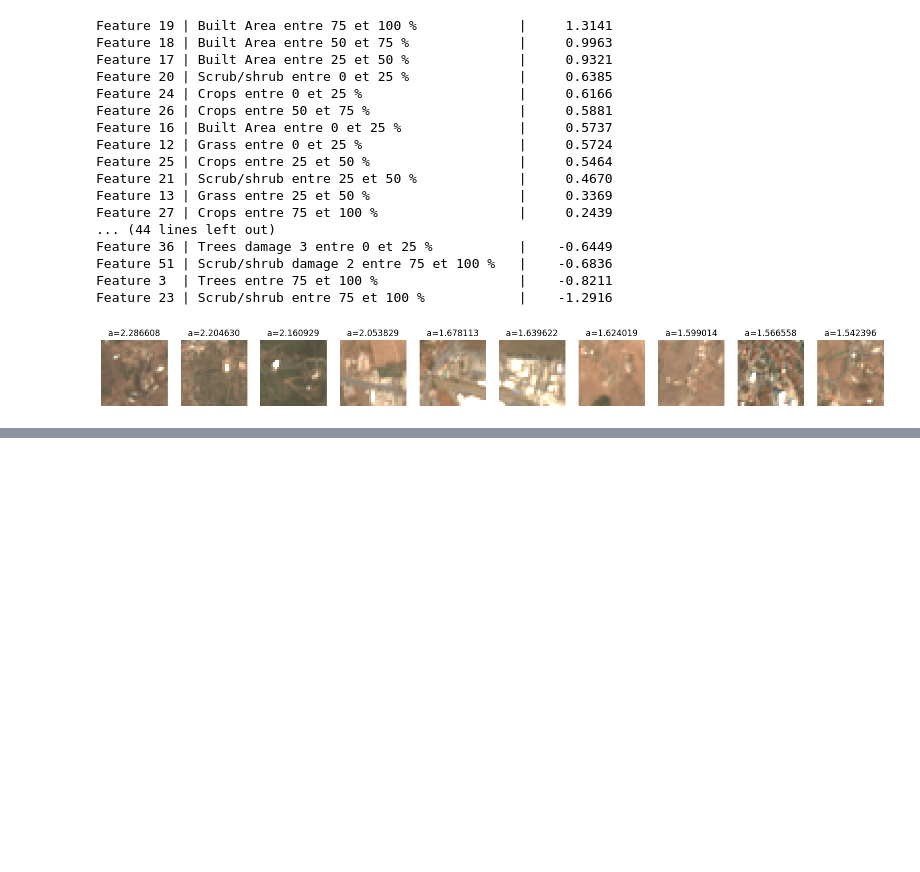
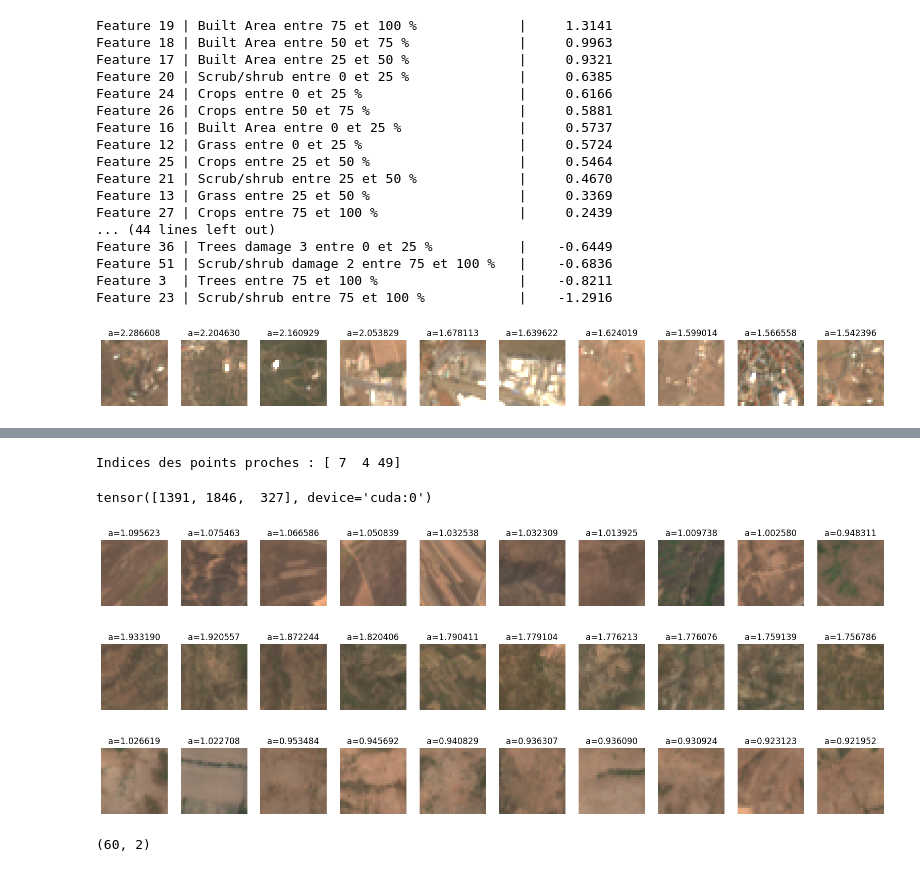
Before and after one commit to Carlosss543/stage_incendies, a Jupyter notebook: interprétabilité/interpretability.ipynb, the cells around one changed output, grey strips where cells are left out. Saved outputs shown, nothing was run; the diff lists cells and outputs as text; code cells hidden in the pictures; blank space fills up the shorter version.

```diff
--- a/interprétabilité/interpretability.ipynb
+++ b/interprétabilité/interpretability.ipynb
@@ -438,0 +513,24 @@ Feature 23 | Scrub/shrub entre 75 et 100 %            |    -1.2916
+# %%
+# calculer distances à tous les points projetés
+distances = np.linalg.norm(X_2d - point, axis=1)
+
+# nombre de voisins à récupérer
+k = 3
+
+# récupérer les indices des k vecteurs les plus proches
+indices_proches = np.argsort(distances)[:k]
+
+print("Indices des points proches :", indices_proches)
+# %% [output]
+Indices des points proches : [ 7  4 49]
+# %%
+print(indices[indices_proches])   # pour obtenir les indices correspondant dans la matrice de points initiale (avant d'enlever les neurones peu actifs)
+# %% [output]
+tensor([1391, 1846,  327], device='cuda:0')
+# %%
+for e in indices[indices_proches]:
+    images_trigger_neurone(neuron_index=e.item())
+# %% [output]
+[figure, added]
+[figure, added]
+[figure, added]
@@ -438,0 +552,4 @@ Feature 23 | Scrub/shrub entre 75 et 100 %            |    -1.2916
+# %%
+print(X_2d.shape)  # Devrait afficher (2048, 2)
+# %% [output]
+(60, 2)
```
Also changed, not shown: parts of 28 cells of this notebook.
